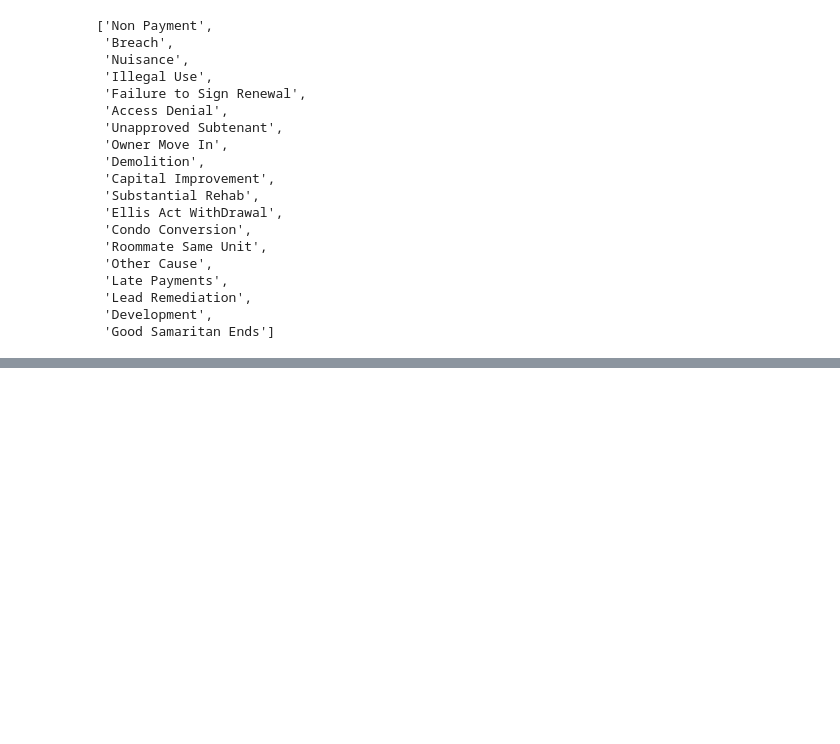
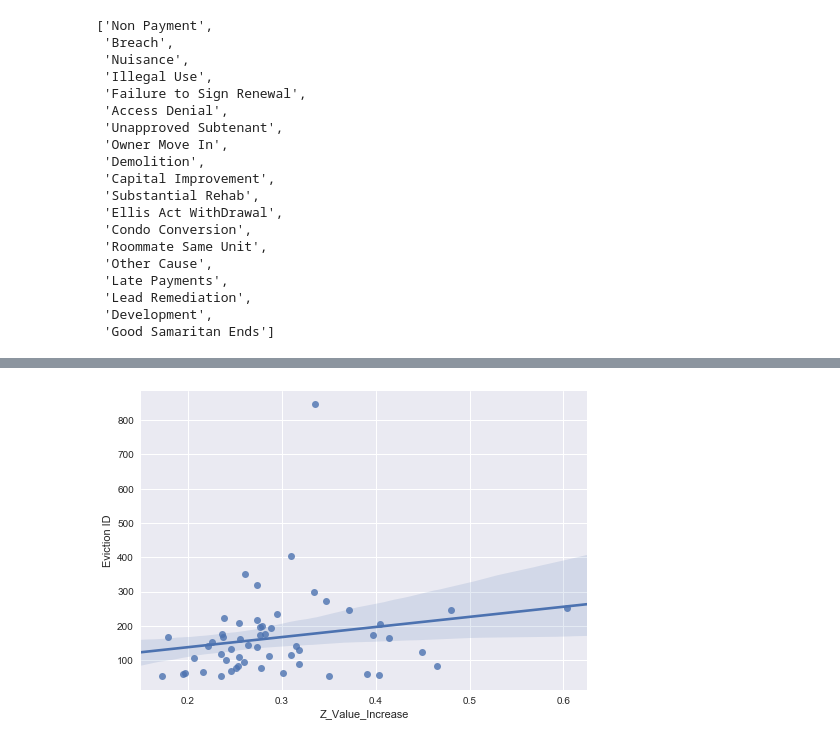
Before and after one commit to Jkremr/evictions-home-values, a Jupyter notebook: evictions-home-values.ipynb, the cells around one changed output, grey strips where cells are left out. Saved outputs shown, nothing was run; the diff lists cells and outputs as text; code cells hidden in the pictures; blank space fills up the shorter version.

```diff
--- a/evictions-home-values.ipynb
+++ b/evictions-home-values.ipynb
@@ -55,6 +61,15 @@ list(df.select_dtypes(include=['bool']).columns)
  'Lead Remediation',
  'Development',
  'Good Samaritan Ends']
+# %%
+# These are the column names for evictions that are non-cause:
+non_cause_eviction_names = ['Owner Move In',
+                            'Condo Conversion',
+                            'Ellis Act WithDrawal',
+                            'Substantial Rehab',
+                            'Lead Remediation',
+                            'Development',
+                           ]
 # %%
 # Function appends data from Zillow API and data file using neighborhood()
 def addPricingData_lookback(row, lookback):
@@ -233,0 +220,5 @@ pricingdf
+# %%
+ax = sns.regplot(y='Eviction ID', x='Z_Value_Increase', data=plot_non_cause_frequency)
+plt.show()
+# %% [output]
+[figure, added]
```
Also changed, not shown: parts of 19 cells of this notebook.
